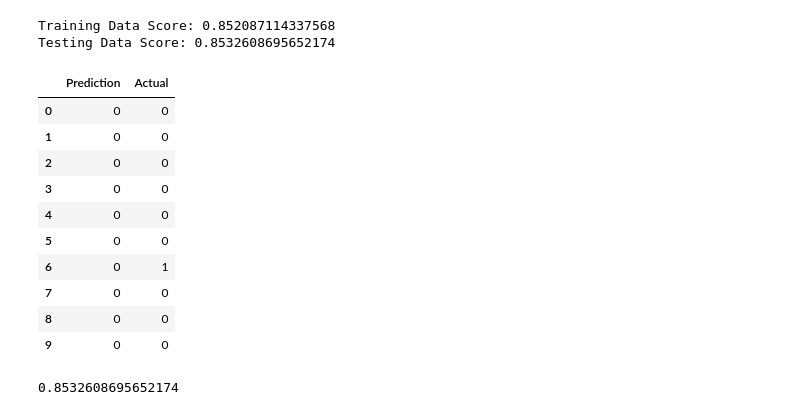
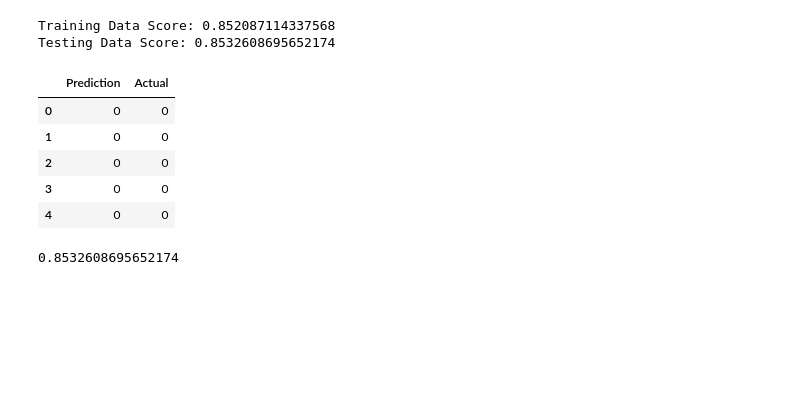
Before and after one commit to ddaniel2024/Project-4, a Jupyter notebook: attrition_analysis - import CSV.ipynb, the cells around one changed output. Cells and saved outputs as stored; diff of their text form; code cells hidden in the pictures; blank space fills up the shorter version.

```diff
--- a/attrition_analysis - import CSV.ipynb
+++ b/attrition_analysis - import CSV.ipynb
@@ -123,11 +128,10 @@ X.head()
 | 4 | 27 | 2 | 1 | 1 | 1 | 3 | 1 | ... |
 5 rows × 46 columns
 # %%
-classifier = LogisticRegression(solver='lbfgs',
+# Create model
+model = LogisticRegression(solver='lbfgs',
                                 max_iter=200,
                                 random_state=1)
-classifier
+model
 # %% [output]
 LogisticRegression(max_iter=200, random_state=1)
-# %%
-classifier.fit(X_train, y_train)
@@ -142,0 +138,3 @@ LogisticRegression(max_iter=200, random_state=1)
+# %%
+# Fit training data to model
+model.fit(X_train, y_train)
@@ -147,21 +289,17 @@ print(f"Testing Data Score: {classifier.score(X_test, y_test)}")
 Training Data Score: 0.852087114337568
 Testing Data Score: 0.8532608695652174
 # %%
-predictions = classifier.predict(X_test)
+# Make predictions on testing data
+predictions = model.predict(X_test)
 results = pd.DataFrame({"Prediction": predictions, "Actual": y_test}).reset_index(drop=True)
-results.head(10)
+results.head()
 # %% [output]
 |  | Prediction | Actual |
 | 0 | 0 | 0 |
 | 1 | 0 | 0 |
 | 2 | 0 | 0 |
 | 3 | 0 | 0 |
 | 4 | 0 | 0 |
-| 5 | 0 | 0 |
-| 6 | 0 | 1 |
-| 7 | 0 | 0 |
-| 8 | 0 | 0 |
-| 9 | 0 | 0 |
 # %%
 # Display the accuracy score for the test dataset.
 accuracy_score(y_test, predictions)
```
Also changed, not shown: parts of 10 cells of this notebook, 2 other files.
